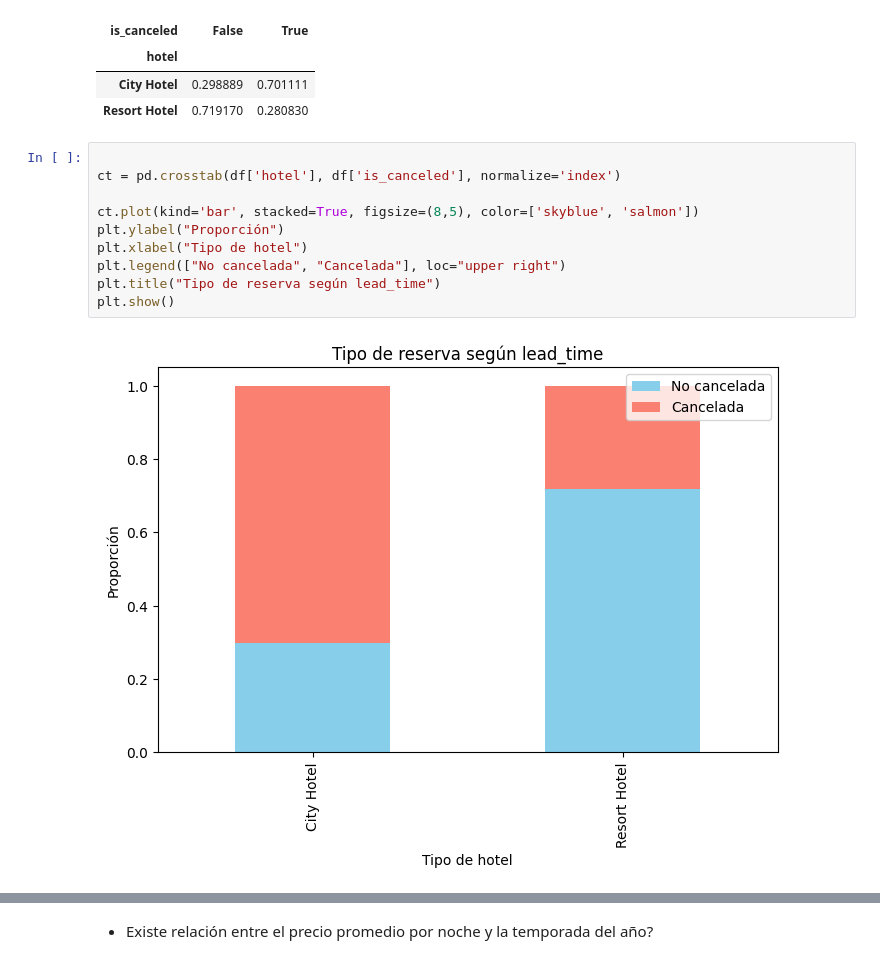
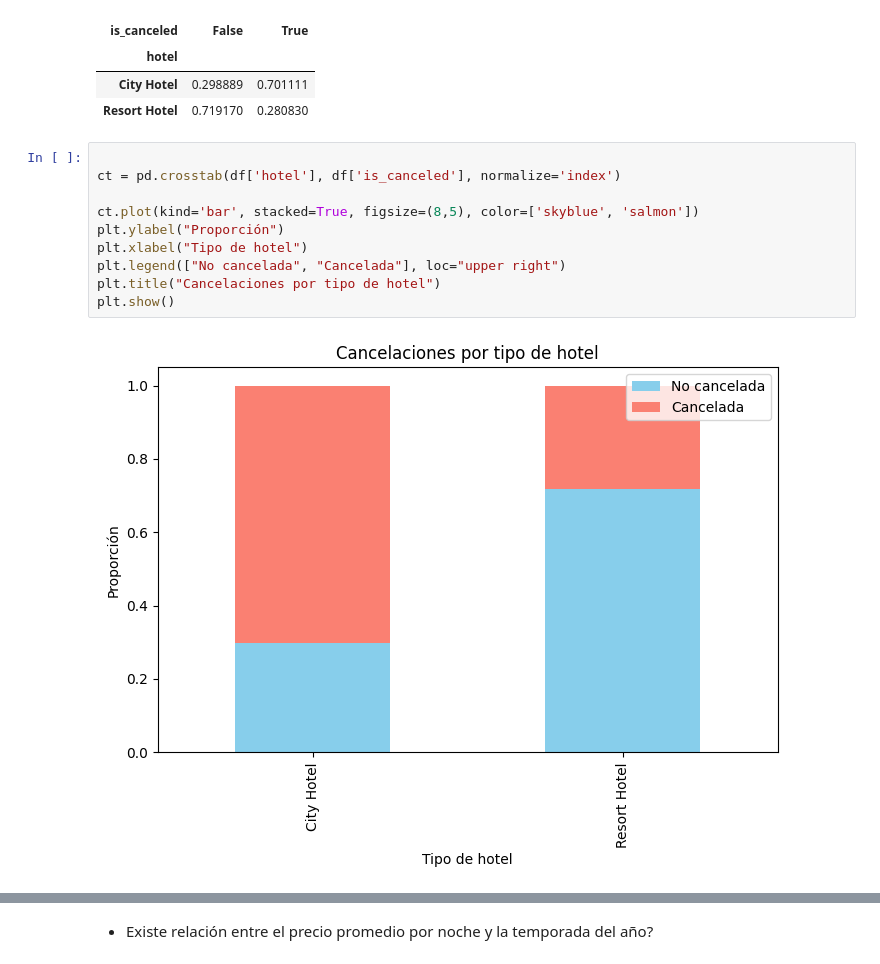
Before and after one commit to Traintain/MINE4101-Taller1, a Jupyter notebook: taller_1.ipynb, the cells around one changed output, grey strips where cells are left out. Cells and saved outputs as stored; diff of their text form.

```diff
--- a/taller_1.ipynb
+++ b/taller_1.ipynb
@@ -487,12 +493,12 @@ pd.crosstab(df['hotel'], df['is_canceled'],normalize='index')
 # %%
 
 ct = pd.crosstab(df['hotel'], df['is_canceled'], normalize='index')
 
 ct.plot(kind='bar', stacked=True, figsize=(8,5), color=['skyblue', 'salmon'])
 plt.ylabel("Proporción")
 plt.xlabel("Tipo de hotel")
 plt.legend(["No cancelada", "Cancelada"], loc="upper right")
-plt.title("Tipo de reserva según lead_time")
+plt.title("Cancelaciones por tipo de hotel")
 plt.show()
 # %% [output]
-[figure, old version]
+[figure, new version]
```
Also changed, not shown: parts of 48 cells of this notebook.
